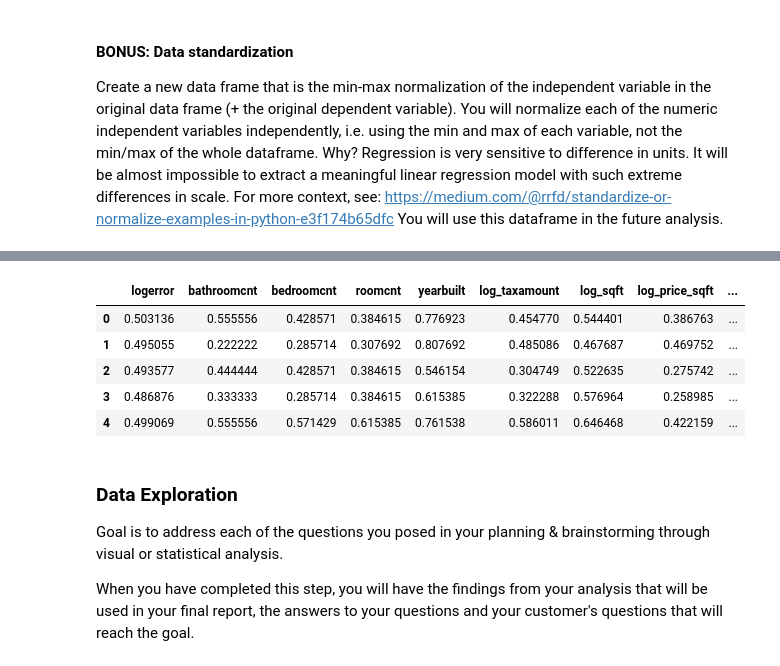
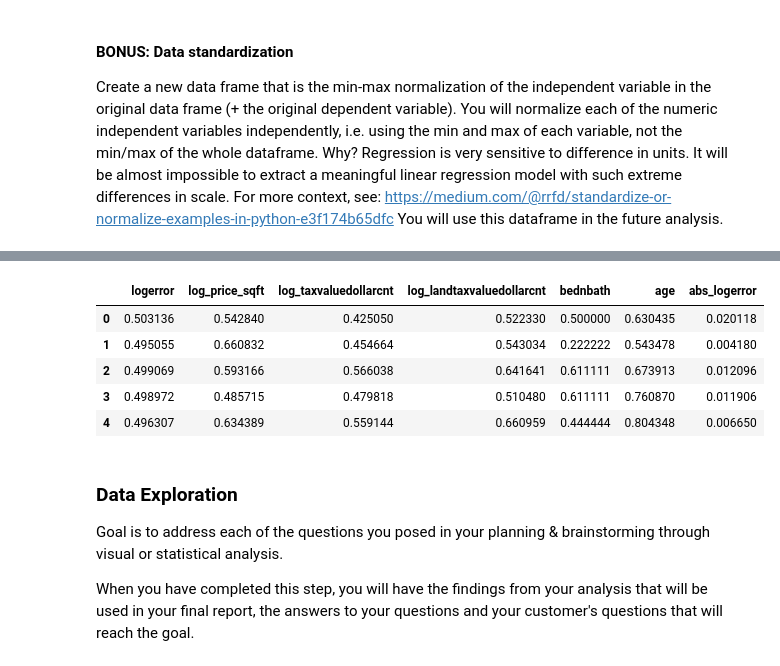
Before and after one commit to StevenGaris/codeup-ds-projects, a Jupyter notebook: Regression_Project_Steven_Garis.ipynb, the cells around one changed output, grey strips where cells are left out. Drawn from its saved outputs; the diff is of its cells as text; code cells hidden in the pictures.

```diff
--- a/Regression_Project_Steven_Garis.ipynb
+++ b/Regression_Project_Steven_Garis.ipynb
@@ -459,5 +497,4 @@ df_zillow.drop(df_zillow.loc[df_zillow['bedroomcnt']>=8].index, inplace=True)
 # %%
-# removing houses with 5 or more bathrooms, outliers
+# Trying newer houses only
 
-
-df_zillow.drop(df_zillow.loc[df_zillow['bathroomcnt']>=5].index, inplace=True)
+df_zillow.drop(df_zillow.loc[df_zillow['age']>50].index, inplace=True)
@@ -476,2 +501,8 @@ Name: bathroomcnt, dtype: float64
-# %%
-df_zillow = df_zillow.drop(81433)
+# %%
+df_zillow[['log_landtaxvaluedollarcnt']].sort_values('log_landtaxvaluedollarcnt').head()
+df_zillow.drop(index=14427, inplace=True)
+# %%
+# Huge outlier for price per sqft
+
+df_zillow[['log_price_sqft']].sort_values('log_price_sqft').tail()
+df_zillow.drop(index=81433, inplace=True)
@@ -512,23 +550,22 @@ zil_xform_df.head()
 # %%
+# Relabel
+
 zil_xform_df= zil_xform_df.rename(columns={0: 'logerror',
-                                           1: 'bathroomcnt',
-                                           2: 'bedroomcnt',
-                                           3: 'roomcnt',
-                                           4: 'yearbuilt',
-                                           5: 'log_taxamount',
-                                           6: 'log_sqft',
-                                           7: 'log_price_sqft',
-                                           8: 'log_taxvaluedollarcnt',
-                                           9: 'log_landtaxvaluedollarcnt'})
+                                           1: 'log_price_sqft',
+                                           2: 'log_taxvaluedollarcnt',
+                                           3: 'log_landtaxvaluedollarcnt',
+                                           4: 'bednbath',
+                                           5: 'age',
+                                           6: 'abs_logerror'})
 
 zil_xform_df.head()
 # %% [output]
-|  | logerror | bathroomcnt | bedroomcnt | roomcnt | yearbuilt | log_taxamount | log_sqft | log_price_sqft | ... |
-| 0 | 0.503136 | 0.555556 | 0.428571 | 0.384615 | 0.776923 | 0.454770 | 0.544401 | 0.386763 | ... |
-| 1 | 0.495055 | 0.222222 | 0.285714 | 0.307692 | 0.807692 | 0.485086 | 0.467687 | 0.469752 | ... |
-| 2 | 0.493577 | 0.444444 | 0.428571 | 0.384615 | 0.546154 | 0.304749 | 0.522635 | 0.275742 | ... |
-| 3 | 0.486876 | 0.333333 | 0.285714 | 0.384615 | 0.615385 | 0.322288 | 0.576964 | 0.258985 | ... |
-| 4 | 0.499069 | 0.555556 | 0.571429 | 0.615385 | 0.761538 | 0.586011 | 0.646468 | 0.422159 | ... |
+|  | logerror | log_price_sqft | log_taxvaluedollarcnt | log_landtaxvaluedollarcnt | bednbath | age | abs_logerror |
+| 0 | 0.503136 | 0.542840 | 0.425050 | 0.522330 | 0.500000 | 0.630435 | 0.020118 |
+| 1 | 0.495055 | 0.660832 | 0.454664 | 0.543034 | 0.222222 | 0.543478 | 0.004180 |
+| 2 | 0.499069 | 0.593166 | 0.566038 | 0.641641 | 0.611111 | 0.673913 | 0.012096 |
+| 3 | 0.498972 | 0.485715 | 0.479818 | 0.510480 | 0.611111 | 0.760870 | 0.011906 |
+| 4 | 0.496307 | 0.634389 | 0.559144 | 0.660959 | 0.444444 | 0.804348 | 0.006650 |
 # %% [markdown]
 ### Data Exploration
 
```
Also changed, not shown: parts of 75 cells of this notebook.
